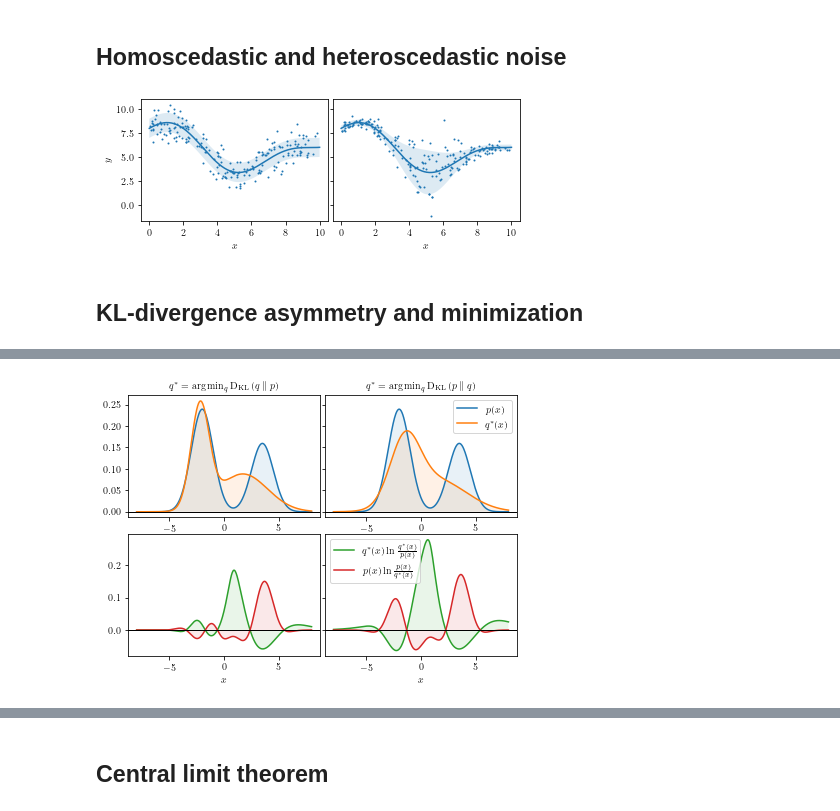
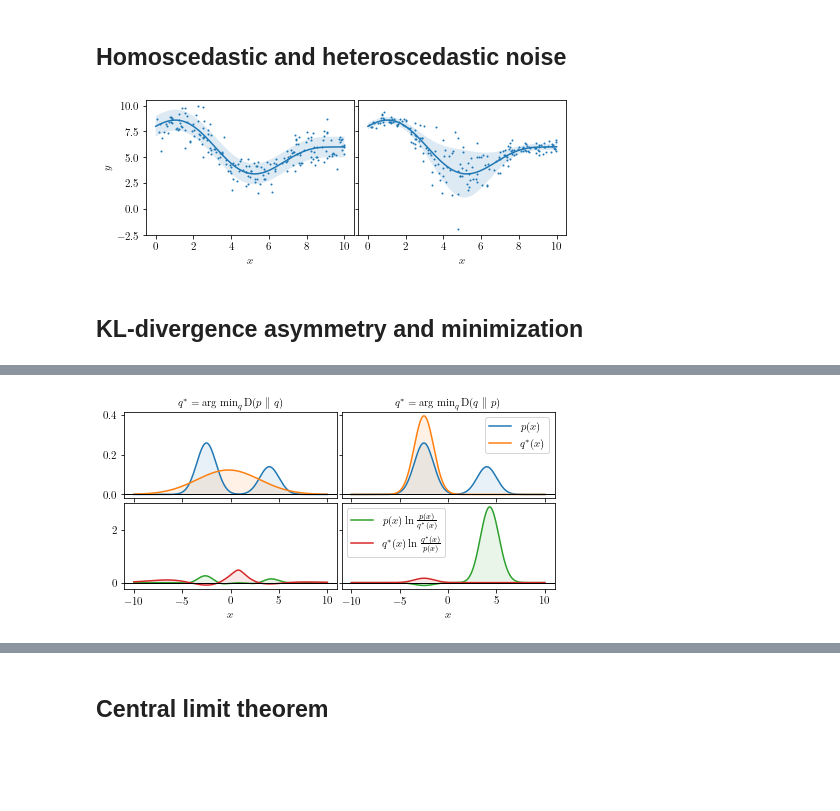
Before and after one commit to Ivan1248/vidlu, a Jupyter notebook: other/notebooks/figures.ipynb, the cells around one changed output, grey strips where cells are left out. Drawn from its saved outputs; the diff is of its cells as text; code cells hidden in the pictures; blank space fills up the shorter version.

Commit message:
Update typechecking and documentation

```diff
--- a/other/notebooks/figures.ipynb
+++ b/other/notebooks/figures.ipynb
@@ -18,7 +18,9 @@ import torch.optim as optim
 #rc('text', usetex=True)
 
 from _context import vidlu
-from vidlu.utils.presentation.figstyle import figsize
+from vidlu.utils.presentation.figstyle import configure
+
+figsize = configure(document_fontsize=10.95, available_width=455.24411)
 # %% [markdown]
 ## Homoscedastic and heteroscedastic noise
 # %%
@@ -52,42 +54,44 @@ fig.tight_layout(pad=0.1)
 
 # \includegraphics[width=1.0\textwidth,transpaent]{figure.pdf}
 # %% [output]
-[figure, old version]
+[figure, new version]
 # %%
 os.makedirs('./data/plots/', exist_ok=True)
 fig.savefig('./data/plots/homoscedastic-heteroscedastic-noises.pdf')
 # %% [markdown]
 ## KL-divergence asymmetry and minimization
 # %%
-def klam():
+def klam(dkl_sub = lambda p, q: (lambda x: p(x)*torch.log(p(x)/q(x)))):
     normal = lambda m, s: (lambda x: 1/((2*np.pi)**0.5*s)*torch.exp(-(x-m)**2/(2*s**2)))
 
     # fixed distribution
-    p = lambda x: 0.6*normal(-2.0, 1)(x) + 0.4*normal(3.5, 1)(x)
+    p = lambda x: 0.65*normal(-2.5, 1)(x) + 0.35*normal(4, 1)(x)
 
     # variable approximating distribution
-    mixture_components_count = 2
-    params1 = [torch.tensor([v]*mixture_components_count, requires_grad=True) for v in [0., 1.]] # (mean, logstd) pairs
+    mixture_components_count = 1
+    params1 = [torch.tensor([v]*mixture_components_count, requires_grad=True) for v in [-0.2, 1.]] # (mean, logstd) pairs
     m1, logs1 = params1
-    params2 = [torch.tensor([v]*mixture_components_count, requires_grad=True) for v in [0., 1.]] # (mean, logstd) pairs
+    comp_weight_logits1 = torch.tensor([0.]*mixture_components_count, requires_grad=True)
+    params2 = [torch.tensor([v]*mixture_components_count, requires_grad=True) for v in [-2.5, 0.1]] # (mean, logstd) pairs
     m2, logs2 = params2
+    comp_weight_logits2 = torch.tensor([0.]*mixture_components_count, requires_grad=True)
 
-    params = params1 + params2
+    params = params1 + params2 + [comp_weight_logits1, comp_weight_logits2]
 
-    with torch.no_grad():
-        for param in [m1, m2]:
-            param.add_(torch.randn(mixture_components_count)*torch.tensor([3.]))  # (mean, logstd)
-        for param in [logs1, logs2]:
-            param.add_(torch.randn(mixture_components_count)*torch.tensor([0.5]))  # (mean, logstd)
+    #with torch.no_grad():
+    #    for param in [m1, m2]:
+    #        param.add_(torch.randn(mixture_components_count)*torch.tensor([-2.]))  # (mean, logstd)
+    #    for param in [logs1, logs2]:
+    #        param.add_(torch.randn(mixture_components_count)*torch.tensor([-1.0]))  # (mean, logstd)
 
 
     # KL-divergence sub-integral function
-    dkl_sub = lambda p, q: (lambda x: p(x)*torch.log(p(x)/q(x)))
+    #dkl_sub = lambda p, q: (lambda x: p(x)*torch.log(p(x)/q(x)))
     #ce_sub = lambda p, q: (lambda x: -p(x)*torch.log(q(x)))  # !!! TODO: UNDO !!!!!!!!!!!!!!!!!!!!!!!!!!!!!!!!!!!!!!!!
     #dkl_sub = ce_sub
 
-    lr = 2e-2
-    optimizer = optim.SGD(params, lr=lr, momentum=0.9)
+    lr = 2e-4
+    optimizer = optim.Adam(params, lr=lr)
 
 
     iter_count = 100000
@@ -96,9 +100,11 @@ def klam():
         xs = torch.linspace(-10, 10, steps=2000)
 
         s1 = torch.exp(logs1)
+        comp_weights1 = torch.softmax(comp_weight_logits1, dim=0)
+        q1 = lambda x: sum(w*normal(m, s)(x) for m, s, w in zip(m1, s1, comp_weights1))
         s2 = torch.exp(logs2)
-        q1 = lambda x: sum(normal(m, s)(x) for m, s in zip(m1, s1)) / mixture_components_count
-        q2 = lambda x: sum(normal(m, s)(x) for m, s in zip(m2, s2)) / mixture_components_count
+        comp_weights2 = torch.softmax(comp_weight_logits2, dim=0)
+        q2 = lambda x: sum(w*normal(m, s)(x) for m, s, w in zip(m2, s2, comp_weights2))
 
         losses_pq = dkl_sub(p, q1)(xs)
         losses_qp = dkl_sub(q2, p)(xs)
@@ -113,14 +119,14 @@ def klam():
             #v.data.add_(-lr, v.grad.data)
         optimizer.step()
 
-        if i % (iter_count//5) == 0:
-            print(f"{i*5//iter_count}/5")
+        if i % (iter_count//10) == 0:
+            print(f"{i*10//iter_count}/10")
             print(1, loss1.detach().numpy(), m1.detach().numpy(), s1.detach().numpy(), losses_qp.detach().numpy()[:5])
             print(2, loss2.detach().numpy(), m2.detach().numpy(), s2.detach().numpy(), losses_qp.detach().numpy()[:5])
 
     # Plotting
 
-    x = torch.linspace(-8, 8, steps=400)
+    x = torch.linspace(-10, 10, steps=400)
     yp = torch.stack(list(map(p, x)))
     yq1 = torch.stack(list(map(q1, x)))
     yq2 = torch.stack(list(map(q2, x)))
@@ -139,25 +145,32 @@ def klam():
         ax.fill_between(x, 0, y, facecolor=color, alpha=0.1, lw=0, interpolate=False)
         ax.plot(x, y, color=color, label=label)
 
-    fig, axes = plt.subplots(2, 2, sharey='row', figsize=(w, h*0.6*2))
+    fig, axes = plt.subplots(2, 2, sharey='row', sharex=True, figsize=(w, h*0.4*2))
+
     plot_filled(axes[0,0], x, yp.detach().numpy(), 'C0', r'$p(x)$')
-    plot_filled(axes[0,0], x, yq2.detach().numpy(), 'C1', r'$q^*(x)$')
-    axes[0,0].set_title(r'$q^*=\argmin_q \Dkl{q}{p}$')
+    plot_filled(axes[0,0], x, yq1.detach().numpy(), 'C1', r'$q^*(x)$')
+    #axes[0,0].set_title(r'$q^*=\argmin_q \mathrm{D}_q(p)$')
+    axes[0,0].set_title(r'$q^*=\argmin_q \mathrm{D}(p\;\|\; q)$')
     axes[0,0].axhline(linewidth=1, color='k')
+
     plot_filled(axes[0,1], x, yp.detach().numpy(), 'C0', r'$p(x)$')
-    plot_filled(axes[0,1], x, yq1.detach().numpy(), 'C1', r'$q^*(x)$')
+    plot_filled(axes[0,1], x, yq2.detach().numpy(), 'C1', r'$q^*(x)$')
+    #axes[0,1].set_title(r'$q^*=\argmin_q \mathrm{D}_p(q)$')
+    axes[0,1].set_title(r'$q^*=\argmin_q \mathrm{D}(q\;\|\; p)$')
+    axes[0,1].axhline(linewidth=1, color='k')
     axes[0,1].legend()
-    axes[0,1].set_title(r'$q^*=\argmin_q \Dkl{p}{q}$')
-    axes[0,1].axhline(linewidth=1, color='k')
-    plot_filled(axes[1,0], x, dkl_subqp2, 'C2', r'$q^*(x)\ln\frac{q^*(x)}{p(x)}$')
-    plot_filled(axes[1,0], x, dkl_subpq2, 'C3', r'$p(x)\ln\frac{p(x)}{q^*(x)}$')
+
+    plot_filled(axes[1,0], x, dkl_subpq1, 'C2', r'$p(x)\ln\frac{p(x)}{q^*(x)}$')
+    plot_filled(axes[1,0], x, dkl_subqp1, 'C3', r'$q^*(x)\ln\frac{q^*(x)}{p(x)}$')
     axes[1,0].set_xlabel('$x$')
     axes[1,0].axhline(linewidth=1, color='k')
-    plot_filled(axes[1,1], x, dkl_subqp1, 'C2', r'$q^*(x)\ln\frac{q^*(x)}{p(x)}$')
-    plot_filled(axes[1,1], x, dkl_subpq1, 'C3', r'$p(x)\ln\frac{p(x)}{q^*(x)}$')
+
+    plot_filled(axes[1,1], x, dkl_subpq2, 'C2', r'$p(x)\ln\frac{p(x)}{q^*(x)}$')
+    plot_filled(axes[1,1], x, dkl_subqp2, 'C3', r'$q^*(x)\ln\frac{q^*(x)}{p(x)}$')
     axes[1,1].set_xlabel('$x$')
+    axes[1,1].axhline(linewidth=1, color='k')
     axes[1,1].legend()
-    axes[1,1].axhline(linewidth=1, color='k')
+
     fig.tight_layout(pad=0.1)
     return fig
 
@@ -181,3 +196,3 @@ fig = klam()
-[figure, old version]
+[figure, new version]
 # %%
 fig.savefig('./data/plots/dkl-asymmetry.pdf')
```
Also changed, not shown: parts of 2 cells of this notebook, 15 other files.
